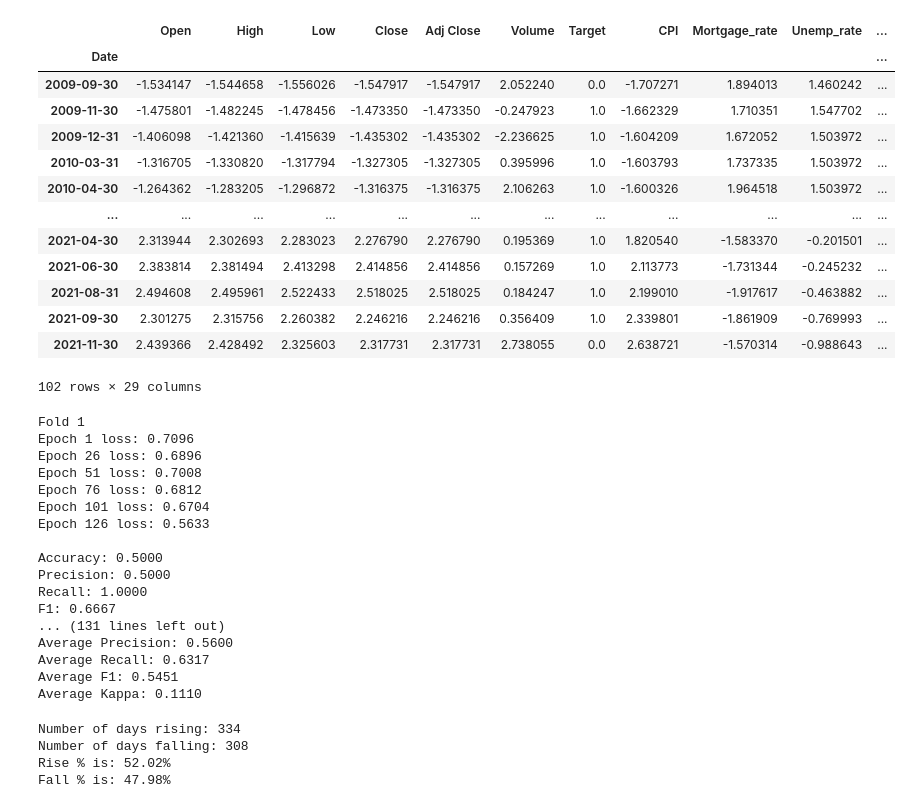
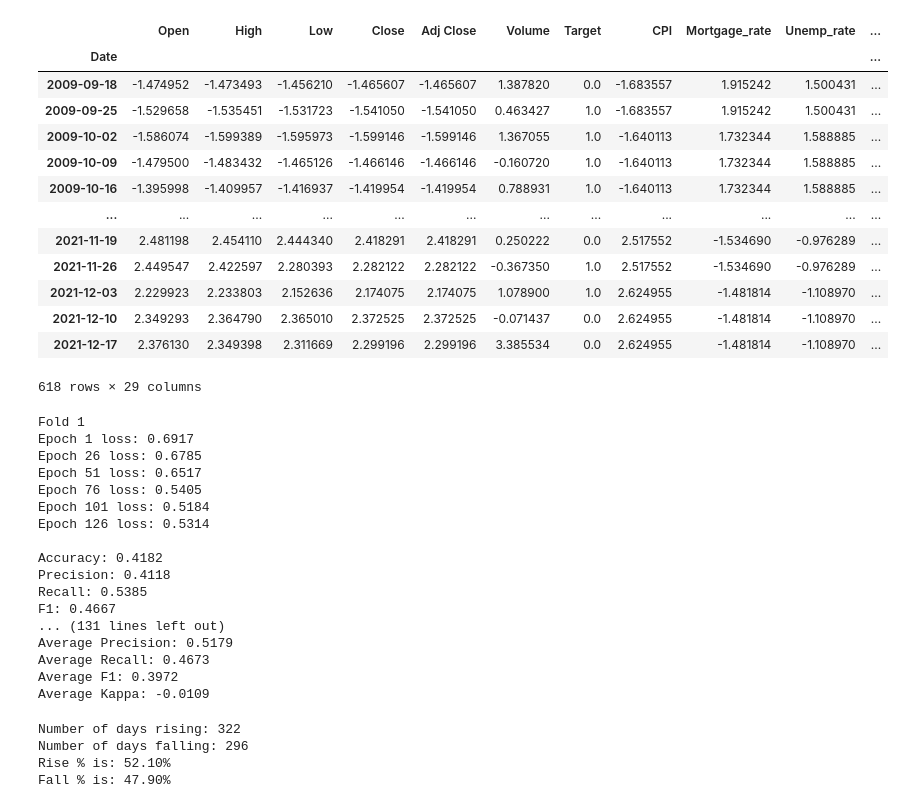
Before and after one commit to sam-tompkins/Sam-Tompkins-Public-Repository, a Jupyter notebook: irp_pipeline_nocuda_nocv.ipynb, the cells around one changed output. Cells and saved outputs as stored; diff of their text form; code cells hidden in the pictures.

```diff
--- a/irp_pipeline_nocuda_nocv.ipynb
+++ b/irp_pipeline_nocuda_nocv.ipynb
@@ -77,47 +77,47 @@ def prep(dataset):
     merge_final = merge_data8.join(macro_data9, how='left').fillna(method='ffill')
 
     merge_final['RSI (14D)'] = ta.rsi(merge_final['Close'], length=14)
     merge_final['20 Day CCI'] = ta.cci(high=merge_final['High'], low=merge_final['Low'],
                                     close=merge_final['Close'], length=20)
     merge_final['Williams %R'] = ta.willr(high=merge_final['High'], low=merge_final['Low'],
                                         close=merge_final['Close'], length=14)
     merge_final['EMA (5D)'] = merge_final['Close'].ewm(span=5, adjust=False).mean()
     merge_final['MA50'] = merge_final['Close'].rolling(window=50).mean()
 
     final_dataset = merge_final.dropna()
 
-    time_shifted = final_dataset.resample('M').asfreq().dropna()
+    time_shifted = final_dataset.resample('W-FRI').asfreq().dropna()
 
     features = ['Open', 'High', 'Low', 'Close', 'Adj Close', 'Volume', 'CPI',
                 'Mortgage_rate', 'Unemp_rate', 'disposable_income','GVZ', 'OVX', 'VVIX',
-                'RSI (14D)', '20 Day CCI', 'Williams %R', 'EMA (5D)', 'MA50',]
+                'RSI (14D)', '20 Day CCI', 'Williams %R', 'EMA (5D)', 'MA50', 'DFF']
 
     time_shifted[features] = time_shifted[features].astype(float)
     time_shifted[features] = scaler.fit_transform(time_shifted[features])
 
     return time_shifted, scaler
 
 # get dataset
 file_path = filedialog.askopenfilename(parent=root, title="Select A File")
 ticker = pd.read_csv(file_path)
 ticker, scaler = prep(ticker)
 
 ticker
 # %% [output]
 |  | Open | High | Low | Close | Adj Close | Volume | Target | CPI | Mortgage_rate | Unemp_rate | ... |
 | Date |  |  |  |  |  |  |  |  |  |  | ... |
-| 2009-09-30 | -1.534147 | -1.544658 | -1.556026 | -1.547917 | -1.547917 | 2.052240 | 0.0 | -1.707271 | 1.894013 | 1.460242 | ... |
-| 2009-11-30 | -1.475801 | -1.482245 | -1.478456 | -1.473350 | -1.473350 | -0.247923 | 1.0 | -1.662329 | 1.710351 | 1.547702 | ... |
-| 2009-12-31 | -1.406098 | -1.421360 | -1.415639 | -1.435302 | -1.435302 | -2.236625 | 1.0 | -1.604209 | 1.672052 | 1.503972 | ... |
-| 2010-03-31 | -1.316705 | -1.330820 | -1.317794 | -1.327305 | -1.327305 | 0.395996 | 1.0 | -1.603793 | 1.737335 | 1.503972 | ... |
-| 2010-04-30 | -1.264362 | -1.283205 | -1.296872 | -1.316375 | -1.316375 | 2.106263 | 1.0 | -1.600326 | 1.964518 | 1.503972 | ... |
+| 2009-09-18 | -1.474952 | -1.473493 | -1.456210 | -1.465607 | -1.465607 | 1.387820 | 0.0 | -1.683557 | 1.915242 | 1.500431 | ... |
+| 2009-09-25 | -1.529658 | -1.535451 | -1.531723 | -1.541050 | -1.541050 | 0.463427 | 1.0 | -1.683557 | 1.915242 | 1.500431 | ... |
+| 2009-10-02 | -1.586074 | -1.599389 | -1.595973 | -1.599146 | -1.599146 | 1.367055 | 1.0 | -1.640113 | 1.732344 | 1.588885 | ... |
+| 2009-10-09 | -1.479500 | -1.483432 | -1.465126 | -1.466146 | -1.466146 | -0.160720 | 1.0 | -1.640113 | 1.732344 | 1.588885 | ... |
+| 2009-10-16 | -1.395998 | -1.409957 | -1.416937 | -1.419954 | -1.419954 | 0.788931 | 1.0 | -1.640113 | 1.732344 | 1.588885 | ... |
 | ... | ... | ... | ... | ... | ... | ... | ... | ... | ... | ... | ... |
-| 2021-04-30 | 2.313944 | 2.302693 | 2.283023 | 2.276790 | 2.276790 | 0.195369 | 1.0 | 1.820540 | -1.583370 | -0.201501 | ... |
-| 2021-06-30 | 2.383814 | 2.381494 | 2.413298 | 2.414856 | 2.414856 | 0.157269 | 1.0 | 2.113773 | -1.731344 | -0.245232 | ... |
-| 2021-08-31 | 2.494608 | 2.495961 | 2.522433 | 2.518025 | 2.518025 | 0.184247 | 1.0 | 2.199010 | -1.917617 | -0.463882 | ... |
-| 2021-09-30 | 2.301275 | 2.315756 | 2.260382 | 2.246216 | 2.246216 | 0.356409 | 1.0 | 2.339801 | -1.861909 | -0.769993 | ... |
-| 2021-11-30 | 2.439366 | 2.428492 | 2.325603 | 2.317731 | 2.317731 | 2.738055 | 0.0 | 2.638721 | -1.570314 | -0.988643 | ... |
+| 2021-11-19 | 2.481198 | 2.454110 | 2.444340 | 2.418291 | 2.418291 | 0.250222 | 0.0 | 2.517552 | -1.534690 | -0.976289 | ... |
+| 2021-11-26 | 2.449547 | 2.422597 | 2.280393 | 2.282122 | 2.282122 | -0.367350 | 1.0 | 2.517552 | -1.534690 | -0.976289 | ... |
+| 2021-12-03 | 2.229923 | 2.233803 | 2.152636 | 2.174075 | 2.174075 | 1.078900 | 1.0 | 2.624955 | -1.481814 | -1.108970 | ... |
+| 2021-12-10 | 2.349293 | 2.364790 | 2.365010 | 2.372525 | 2.372525 | -0.071437 | 0.0 | 2.624955 | -1.481814 | -1.108970 | ... |
+| 2021-12-17 | 2.376130 | 2.349398 | 2.311669 | 2.299196 | 2.299196 | 3.385534 | 0.0 | 2.624955 | -1.481814 | -1.108970 | ... |
-102 rows × 29 columns
+618 rows × 29 columns
 # %%
 # create LSTM model class
 class LSTM_Model(nn.Module):
@@ -160,7 +160,7 @@ def create_sequence(input_data, sequence_length):
     return sequences
 
 # train the model with data provided
-def trainer(model, train_data, loss_func, opt, epochs):
+def trainer(model, train_data, loss_func, opt, epochs, fold, losses):
     model.train()
     for epoch in range(epochs):
         for sequence, labels in train_data:
@@ -175,6 +175,11 @@ def trainer(model, train_data, loss_func, opt, epochs):
 
         if epoch % 25 == 1:
             print(f'Epoch {epoch} loss: {loss.item():.4f}')
+
+            new_row = pd.DataFrame({'Fold': [fold+1], 'Epoch': [epoch], 'Loss': [loss.item()]})
+            losses = pd.concat([losses, new_row], ignore_index=True)
+
+    return losses
 
 def predictor(model, test_data):
     model.eval()
@@ -207,6 +212,7 @@ precisions = []
 recalls = []
 f1s = []
 kappas = []
+losses = pd.DataFrame(columns=['Fold', 'Epoch', 'Loss'])
 
 for fold, (train_index, test_index) in enumerate(tscv.split(sequences)):
     print(f'Fold {fold+1}')
@@ -224,7 +230,7 @@ for fold, (train_index, test_index) in enumerate(tscv.split(sequences)):
 
     # train model
     epochs = 150
-    trainer(model, train_data, loss_func, opt, epochs)
+    losses = trainer(model, train_data, loss_func, opt, epochs, fold, losses)
 
     # make predictions
     test_labels = [label for _, label in test_sequences]
@@ -264,35 +270,38 @@ print(f'Average F1: {avg_f1:.4f}')
 print(f'Average Kappa: {avg_kappa:.4f}')
 # %% [output]
 Fold 1
-Epoch 1 loss: 0.7096
-Epoch 26 loss: 0.6896
-Epoch 51 loss: 0.7008
-Epoch 76 loss: 0.6812
-Epoch 101 loss: 0.6704
-Epoch 126 loss: 0.5633
+Epoch 1 loss: 0.6917
+Epoch 26 loss: 0.6785
+Epoch 51 loss: 0.6517
+Epoch 76 loss: 0.5405
+Epoch 101 loss: 0.5184
+Epoch 126 loss: 0.5314
 
-Accuracy: 0.5000
-Precision: 0.5000
-Recall: 1.0000
-F1: 0.6667
+Accuracy: 0.4182
+Precision: 0.4118
+Recall: 0.5385
+F1: 0.4667
 ... (131 lines left out)
-Average Precision: 0.5600
-Average Recall: 0.6317
-Average F1: 0.5451
-Average Kappa: 0.1110
+Average Precision: 0.5179
+Average Recall: 0.4673
+Average F1: 0.3972
+Average Kappa: -0.0109
 # %%
 fall = (ticker.Target == 0).sum()
 rise = (ticker.Target == 1).sum()
 
+rise_per = (rise / (rise + fall)) * 100
+fall_per = (fall / (rise + fall)) * 100
+
 print(f'Number of days rising: {rise}')
 print(f'Number of days falling: {fall}')
 
-print(f'Rise % is: {(rise / (rise + fall)) * 100:.2f}%')
-print(f'Fall % is: {(fall / (rise + fall)) * 100:.2f}%')
+print(f'Rise % is: {rise_per:.2f}%')
+print(f'Fall % is: {fall_per:.2f}%')
 # %% [output]
-Number of days rising: 334
-Number of days falling: 308
-Rise % is: 52.02%
-Fall % is: 47.98%
+Number of days rising: 322
+Number of days falling: 296
+Rise % is: 52.10%
+Fall % is: 47.90%
 # %%
 results = pd.DataFrame(columns=['Dataset', 'Average Accuracy', 'Average Precision',
```
Also changed, not shown: parts of 1 cell of this notebook, 1 other file.
